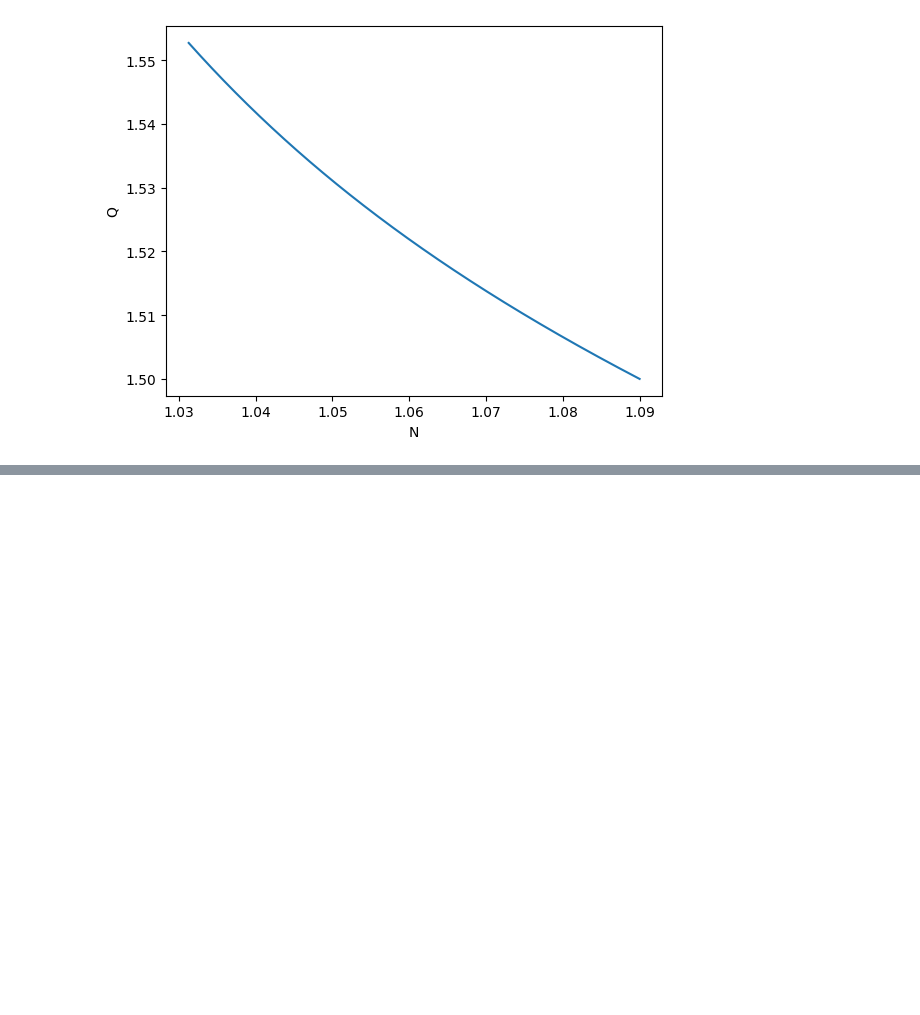
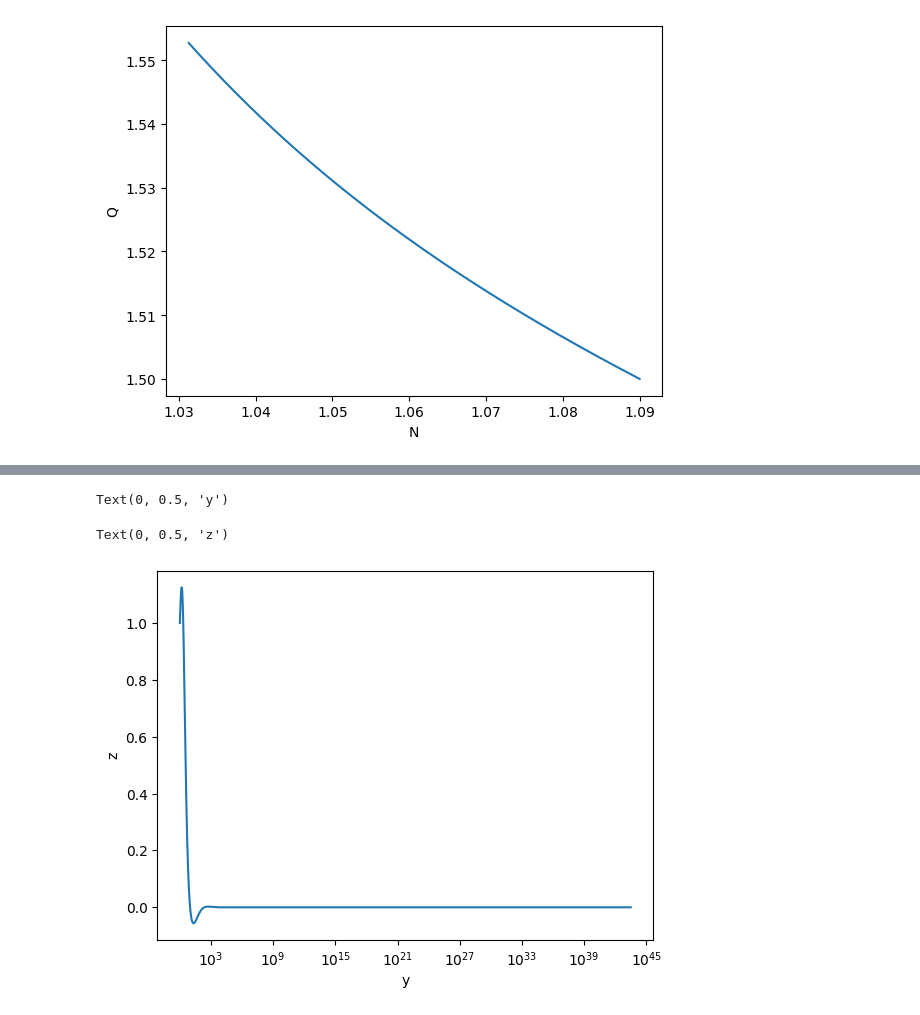
Before and after one commit to TulioK/Chaos, a Jupyter notebook: Chaos.ipynb, the cells around one changed output, grey strips where cells are left out. Cells and saved outputs as stored; diff of their text form; code cells hidden in the pictures; blank space fills up the shorter version.

```diff
--- a/Chaos.ipynb
+++ b/Chaos.ipynb
@@ -155,0 +326,15 @@ Text(0, 0.5, 'Q')
+# %%
+plt.plot(x_list, y_list)
+plt.yscale('log')
+plt.xlabel('x')
+plt.ylabel('y')
+# %% [output]
+Text(0, 0.5, 'y')
+# %%
+plt.plot(y_list, z_list)
+plt.xscale('log')
+plt.xlabel('y')
+plt.ylabel('z')
+# %% [output]
+Text(0, 0.5, 'z')
+[figure, added]
```
Also changed, not shown: parts of 17 cells of this notebook, 1 other file.
